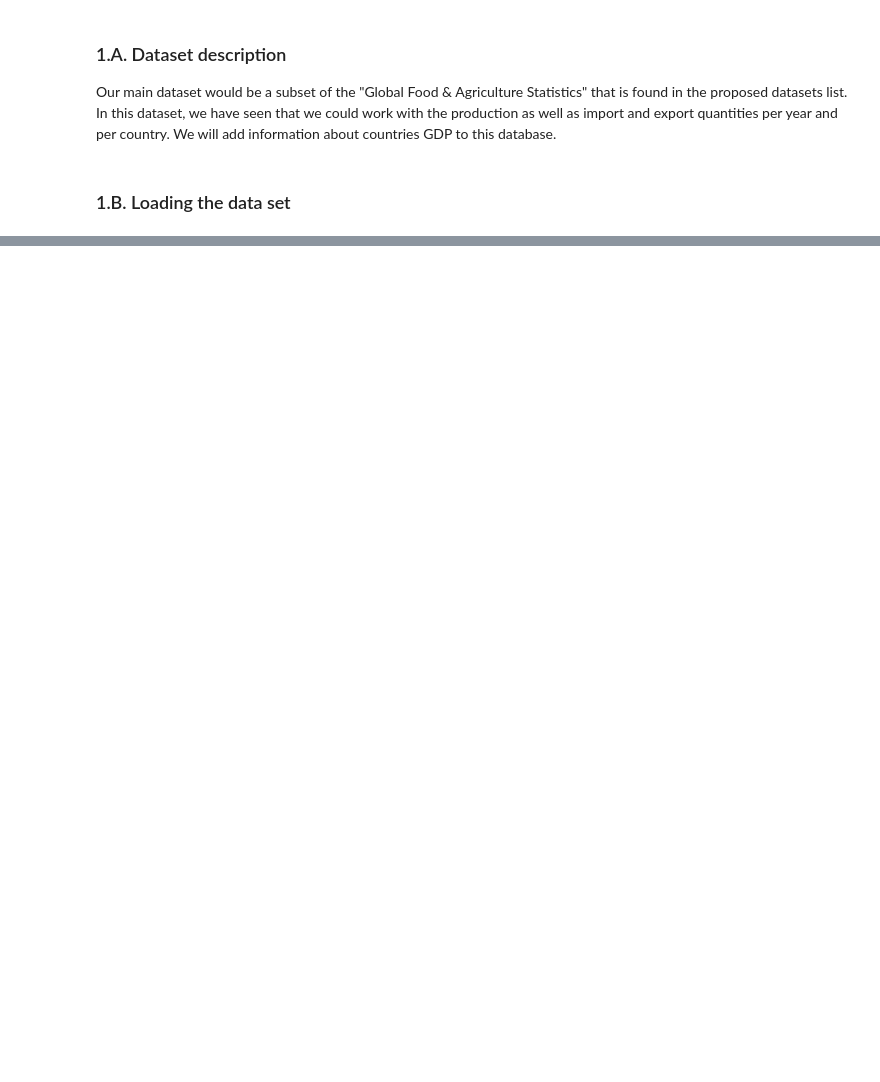
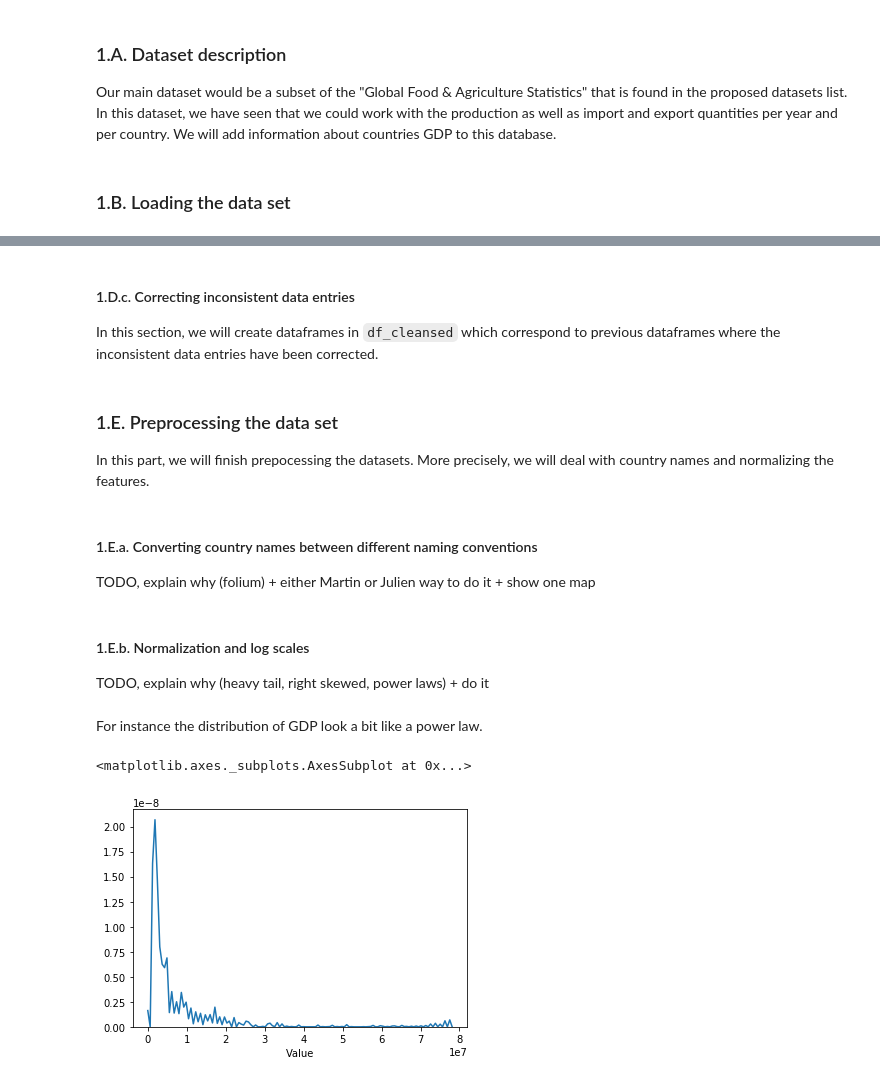
Before and after one commit to martin-ev/ADA-project, a Jupyter notebook: Scripts/Milestone 2.ipynb, the cells around one changed output, grey strips where cells are left out. Cells and saved outputs as stored; diff of their text form; code cells hidden in the pictures; blank space fills up the shorter version.

```diff
--- a/Scripts/Milestone 2.ipynb
+++ b/Scripts/Milestone 2.ipynb
@@ -143,0 +268,4 @@ Our main dataset would be a subset of the "Global Food & Agriculture Statistics"
+# %% [markdown]
+#### 1.D.c. Correcting inconsistent data entries  <a name="1Dc"></a>
+
+In this section, we will create dataframes in `df_cleansed` which correspond to previous dataframes where the inconsistent data entries have been corrected.
@@ -143,0 +274,20 @@ Our main dataset would be a subset of the "Global Food & Agriculture Statistics"
+# %% [markdown]
+### 1.E. Preprocessing the data set  <a name="1E"></a>
+
+In this part, we will finish prepocessing the datasets. More precisely, we will deal with country names and normalizing the features.
+# %% [markdown]
+#### 1.E.a. Converting country names between different naming conventions  <a name="1Ea"></a>
+
+TODO, explain why (folium) + either Martin or Julien way to do it + show one map
+# %% [markdown]
+#### 1.E.b. Normalization and log scales  <a name="1Eb"></a>
+
+TODO, explain why (heavy tail, right skewed, power laws) + do it
+# %% [markdown]
+For instance the distribution of GDP look a bit like a power law.
+# %%
+# NEED TO USE df_cleansed INSTEAD OF df_usefull
+sns.distplot(df_usefull["GDP"]["Value"], rug=False, hist=False)
+# %% [output]
+<matplotlib.axes._subplots.AxesSubplot at 0x...>
+[figure, added]
```
Also changed, not shown: parts of 42 cells of this notebook.
